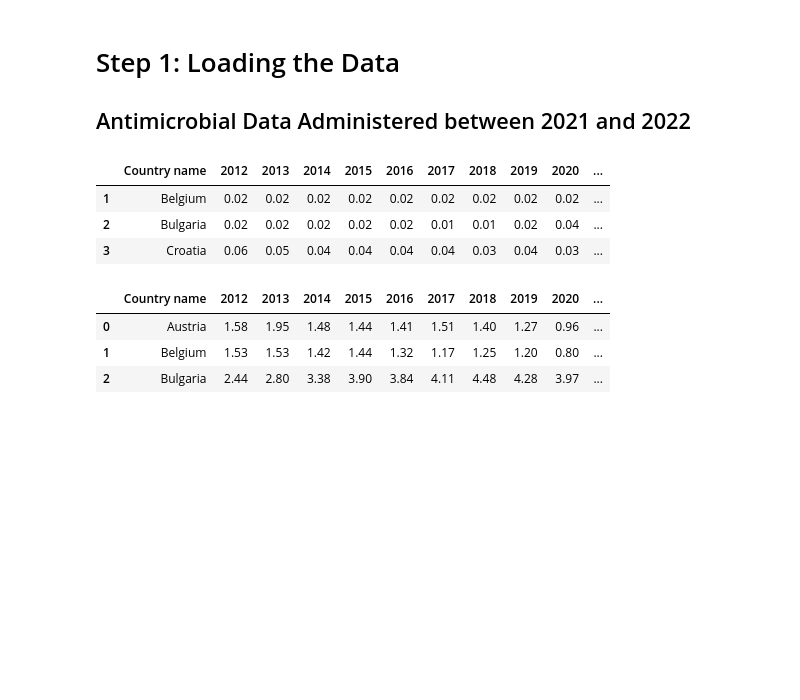
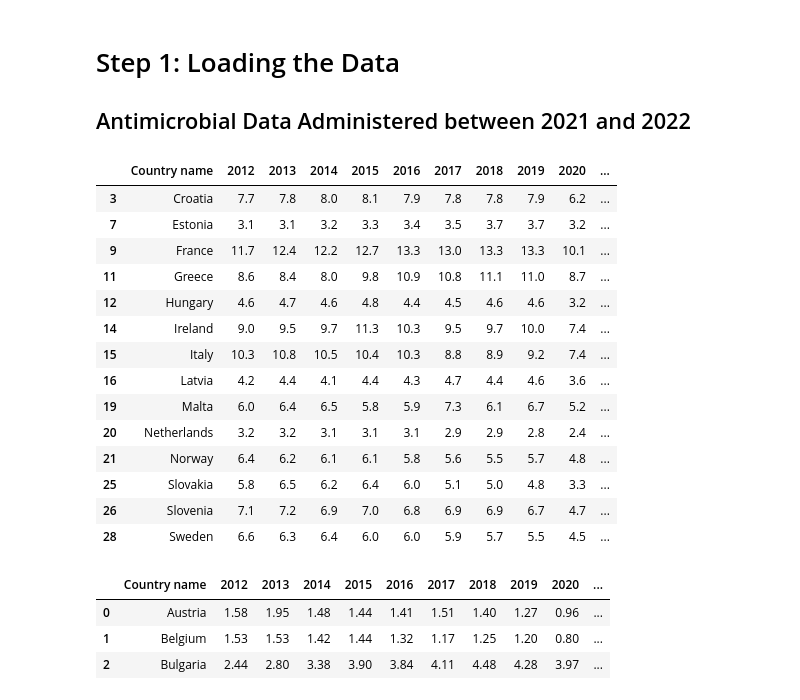
Before and after one commit to laura1machado1delostoyos/antibiotic_resistance, a Jupyter notebook: Antibiotic_Resistance.ipynb, the cells around one changed output. Saved outputs shown, nothing was run; the diff lists cells and outputs as text; code cells hidden in the pictures; blank space fills up the shorter version.

```diff
--- a/Antibiotic_Resistance.ipynb
+++ b/Antibiotic_Resistance.ipynb
@@ -55,14 +59,24 @@ hospital_quinolones = pd.read_csv('Data/hospital_quinolones.csv')
 hospital_reserve = pd.read_csv('Data/hospital_reserve.csv')
 hospital_sulfonamides_trimethoprim = pd.read_csv('Data/hospital_sulfonamides_trimethoprim.csv')
 hospital_tetracyclines = pd.read_csv('Data/hospital_tetracyclines.csv')
-# %%
-# Visualising the data
-hospital_tetracyclines[:3]
-# %% [output]
-|  | Country name | 2012 | 2013 | 2014 | 2015 | 2016 | 2017 | 2018 | 2019 | 2020 | ... |
-| 1 | Belgium | 0.02 | 0.02 | 0.02 | 0.02 | 0.02 | 0.02 | 0.02 | 0.02 | 0.02 | ... |
-| 2 | Bulgaria | 0.02 | 0.02 | 0.02 | 0.02 | 0.02 | 0.01 | 0.01 | 0.02 | 0.04 | ... |
-| 3 | Croatia | 0.06 | 0.05 | 0.04 | 0.04 | 0.04 | 0.04 | 0.03 | 0.04 | 0.03 | ... |
+# %%
+community_betalactams_main[:]
+# %% [output]
+|  | Country name | 2012 | 2013 | 2014 | 2015 | 2016 | 2017 | 2018 | 2019 | 2020 | ... |
+| 3 | Croatia | 7.7 | 7.8 | 8.0 | 8.1 | 7.9 | 7.8 | 7.8 | 7.9 | 6.2 | ... |
+| 7 | Estonia | 3.1 | 3.1 | 3.2 | 3.3 | 3.4 | 3.5 | 3.7 | 3.7 | 3.2 | ... |
+| 9 | France | 11.7 | 12.4 | 12.2 | 12.7 | 13.3 | 13.0 | 13.3 | 13.3 | 10.1 | ... |
+| 11 | Greece | 8.6 | 8.4 | 8.0 | 9.8 | 10.9 | 10.8 | 11.1 | 11.0 | 8.7 | ... |
+| 12 | Hungary | 4.6 | 4.7 | 4.6 | 4.8 | 4.4 | 4.5 | 4.6 | 4.6 | 3.2 | ... |
+| 14 | Ireland | 9.0 | 9.5 | 9.7 | 11.3 | 10.3 | 9.5 | 9.7 | 10.0 | 7.4 | ... |
+| 15 | Italy | 10.3 | 10.8 | 10.5 | 10.4 | 10.3 | 8.8 | 8.9 | 9.2 | 7.4 | ... |
+| 16 | Latvia | 4.2 | 4.4 | 4.1 | 4.4 | 4.3 | 4.7 | 4.4 | 4.6 | 3.6 | ... |
+| 19 | Malta | 6.0 | 6.4 | 6.5 | 5.8 | 5.9 | 7.3 | 6.1 | 6.7 | 5.2 | ... |
+| 20 | Netherlands | 3.2 | 3.2 | 3.1 | 3.1 | 3.1 | 2.9 | 2.9 | 2.8 | 2.4 | ... |
+| 21 | Norway | 6.4 | 6.2 | 6.1 | 6.1 | 5.8 | 5.6 | 5.5 | 5.7 | 4.8 | ... |
+| 25 | Slovakia | 5.8 | 6.5 | 6.2 | 6.4 | 6.0 | 5.1 | 5.0 | 4.8 | 3.3 | ... |
+| 26 | Slovenia | 7.1 | 7.2 | 6.9 | 7.0 | 6.8 | 6.9 | 6.9 | 6.7 | 4.7 | ... |
+| 28 | Sweden | 6.6 | 6.3 | 6.4 | 6.0 | 6.0 | 5.9 | 5.7 | 5.5 | 4.5 | ... |
 # %%
 community_betalactams_others[:3]
 # %% [output]
```
Also changed, not shown: parts of 43 cells of this notebook.
